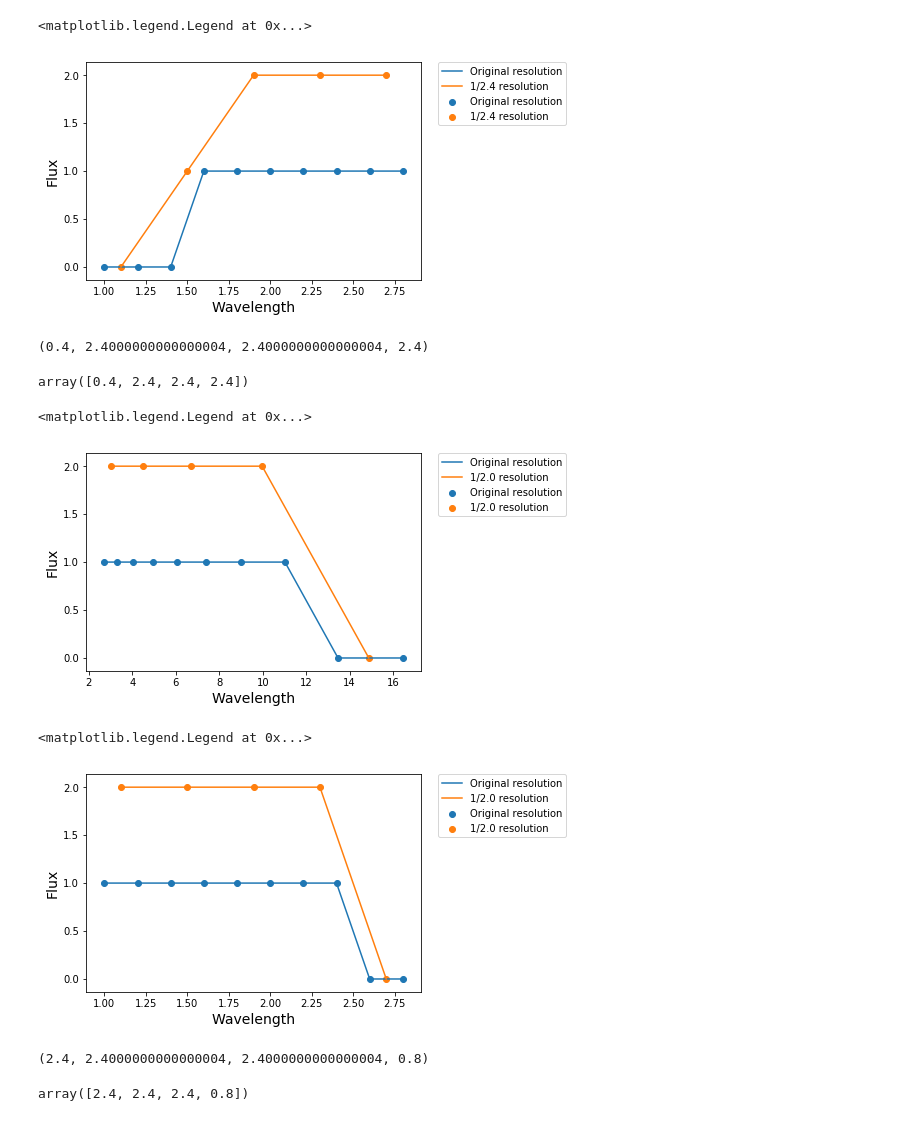
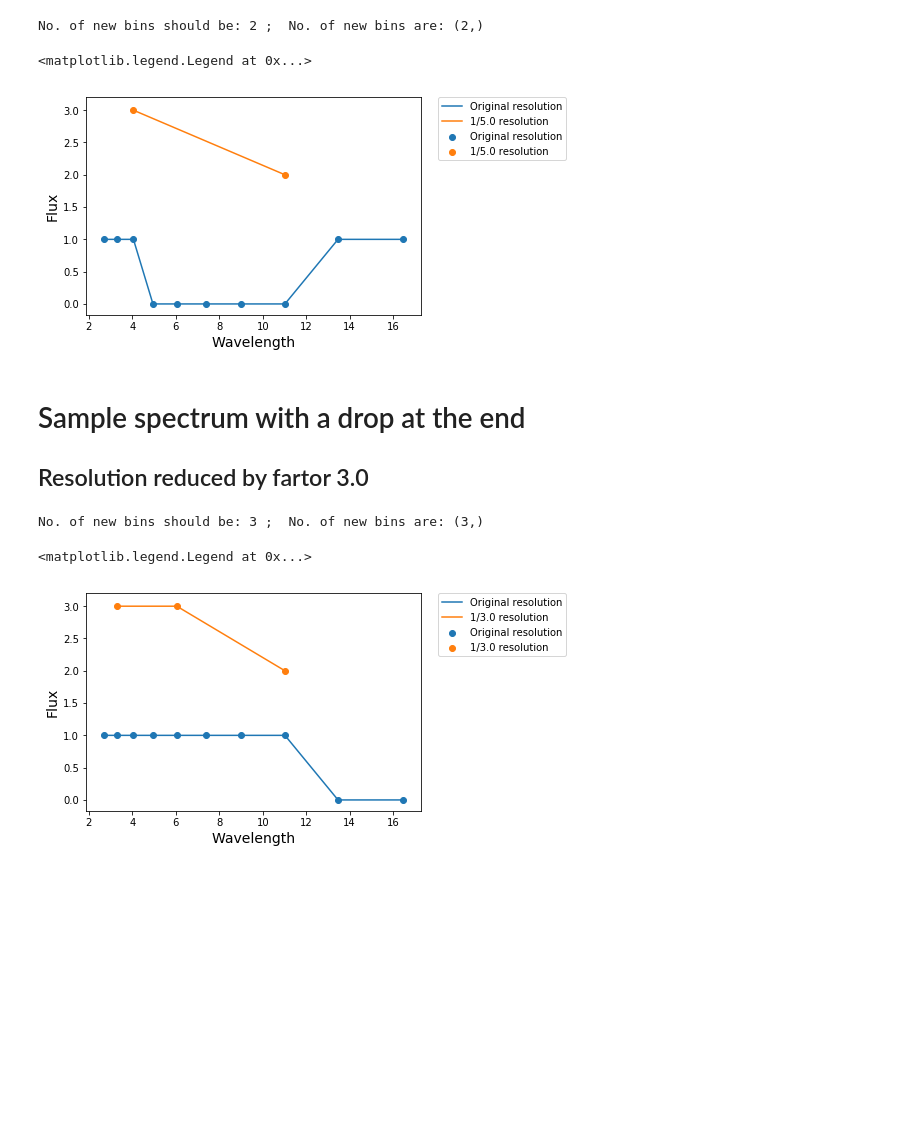
Before and after one commit to umerudel/SESNspectraPCA, a Jupyter notebook: code/test.ipynb, the cells around one changed output. Drawn from its saved outputs; the diff is of its cells as text; code cells hidden in the pictures; blank space fills up the shorter version.

```diff
--- a/code/test.ipynb
+++ b/code/test.ipynb
@@ -104,49 +30,39 @@ np.diff(wl), np.diff(np.log(w2)), np.diff(w), np.diff(w2)
 # %%
-plt.plot(wl, f, label="Original resolution")
-plt.scatter(wl, f, label="Original resolution")
-plt.plot(np.log(w2), f2, label="1/2.4 resolution")
-plt.scatter(np.log(w2), f2, label="1/2.4 resolution")
+wvl_mid = np.exp(np.arange(1., 3., 0.2))
+f_mid = np.ones(len(wvl_mid))
+f_mid[3:8] = 0
+ns_mid = binspec(wvl_mid, f_mid, f_mid, 5.0)
+print("No. of new bins should be:", int(float(len(wvl_mid)) / 5.0),  ";  No. of new bins are:", ns_mid[0].shape)
+plt.plot(wvl_mid, f_mid, label="Original resolution")
+plt.scatter(wvl_mid, f_mid, label="Original resolution")
+plt.plot(ns_mid[0], ns_mid[1], label="1/5.0 resolution")
+plt.scatter(ns_mid[0], ns_mid[1], label="1/5.0 resolution")
 plt.xlabel('Wavelength', fontsize=14)
 plt.ylabel('Flux', fontsize=14)
 plt.legend(bbox_to_anchor=(1.05, 1), loc='upper left', borderaxespad=0.)
 # %% [output]
-<matplotlib.legend.Legend at 0x...>
+No. of new bins should be: 2 ;  No. of new bins are: (2,)
+<matplotlib.legend.Legend at 0x...>
-[figure, old version]
+[figure, new version]
-# %%
-0 + 0 + 0.4 * 1, 0.6 * 1 + 1 + 0.8 * 1, 0.2 * 1 + 1 + 1 + 0.2 * 1, 0.8 * 1 + 1 + 0.6 * 1
-# %% [output]
-(0.4, 2.4000000000000004, 2.4000000000000004, 2.4)
-# %%
-f2
-# %% [output]
-array([0.4, 2.4, 2.4, 2.4])
+# %% [markdown]
+# Sample spectrum with a drop at the end
+
+## Resolution reduced by fartor 3.0
 # %%
-plt.plot(w, f, label="Original resolution")
-plt.scatter(w, f, label="Original resolution")
-plt.plot(w2, f2, label="1/2.0 resolution")
-plt.scatter(w2, f2, label="1/2.0 resolution")
+wvl_end = np.exp(np.arange(1., 3., 0.2))
+f_end = np.ones(len(wvl_end))
+f_end[-2:-1] = 0
+f_end[-1] = 0
+ns_end = binspec(wvl_end, f_end, f_end, 3.0)
+print("No. of new bins should be:", int(float(len(wvl_end)) / 3.0),  ";  No. of new bins are:", ns_end[0].shape)
+plt.plot(wvl_end, f_end, label="Original resolution")
+plt.scatter(wvl_end, f_end, label="Original resolution")
+plt.plot(ns_end[0], ns_end[1], label="1/3.0 resolution")
+plt.scatter(ns_end[0], ns_end[1], label="1/3.0 resolution")
 plt.xlabel('Wavelength', fontsize=14)
 plt.ylabel('Flux', fontsize=14)
 plt.legend(bbox_to_anchor=(1.05, 1), loc='upper left', borderaxespad=0.)
 # %% [output]
-<matplotlib.legend.Legend at 0x...>
+No. of new bins should be: 3 ;  No. of new bins are: (3,)
+<matplotlib.legend.Legend at 0x...>
-[figure, old version]
+[figure, new version]
-# %%
-plt.plot(wl, f, label="Original resolution")
-plt.scatter(wl, f, label="Original resolution")
-plt.plot(np.log(w2), f2, label="1/2.0 resolution")
-plt.scatter(np.log(w2), f2, label="1/2.0 resolution")
-plt.xlabel('Wavelength', fontsize=14)
-plt.ylabel('Flux', fontsize=14)
-plt.legend(bbox_to_anchor=(1.05, 1), loc='upper left', borderaxespad=0.)
-# %% [output]
-<matplotlib.legend.Legend at 0x...>
-[figure, removed]
-# %%
-1 + 1 + 0.4 * 1, 0.6 * 1 + 1 + 0.8 * 1, 0.2 * 1 + 1 + 1 + 0.2 * 1, 0.8 * 1 + 0 + 0 * 0.6
-# %% [output]
-(2.4, 2.4000000000000004, 2.4000000000000004, 0.8)
-# %%
-f2
-# %% [output]
-array([2.4, 2.4, 2.4, 0.8])
```
Also changed, not shown: parts of 15 cells of this notebook.
